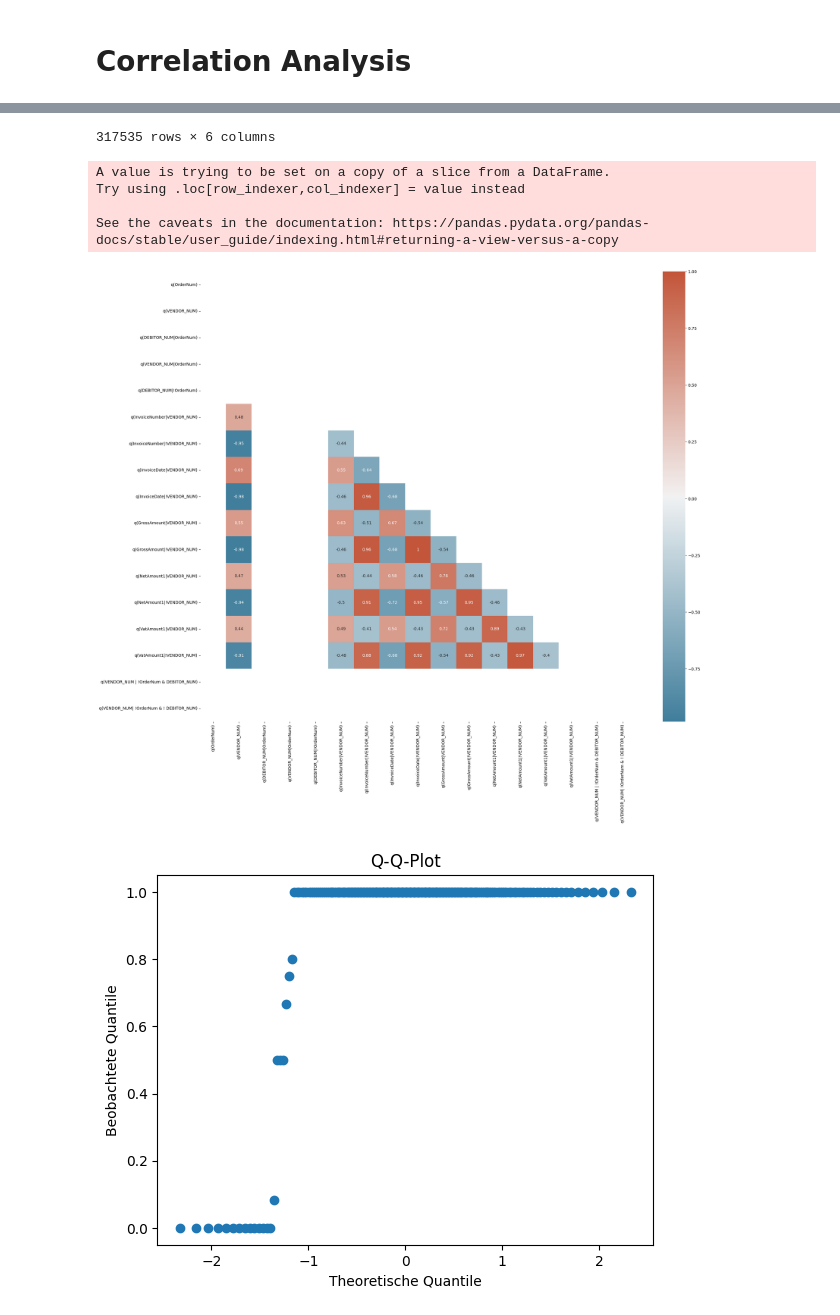
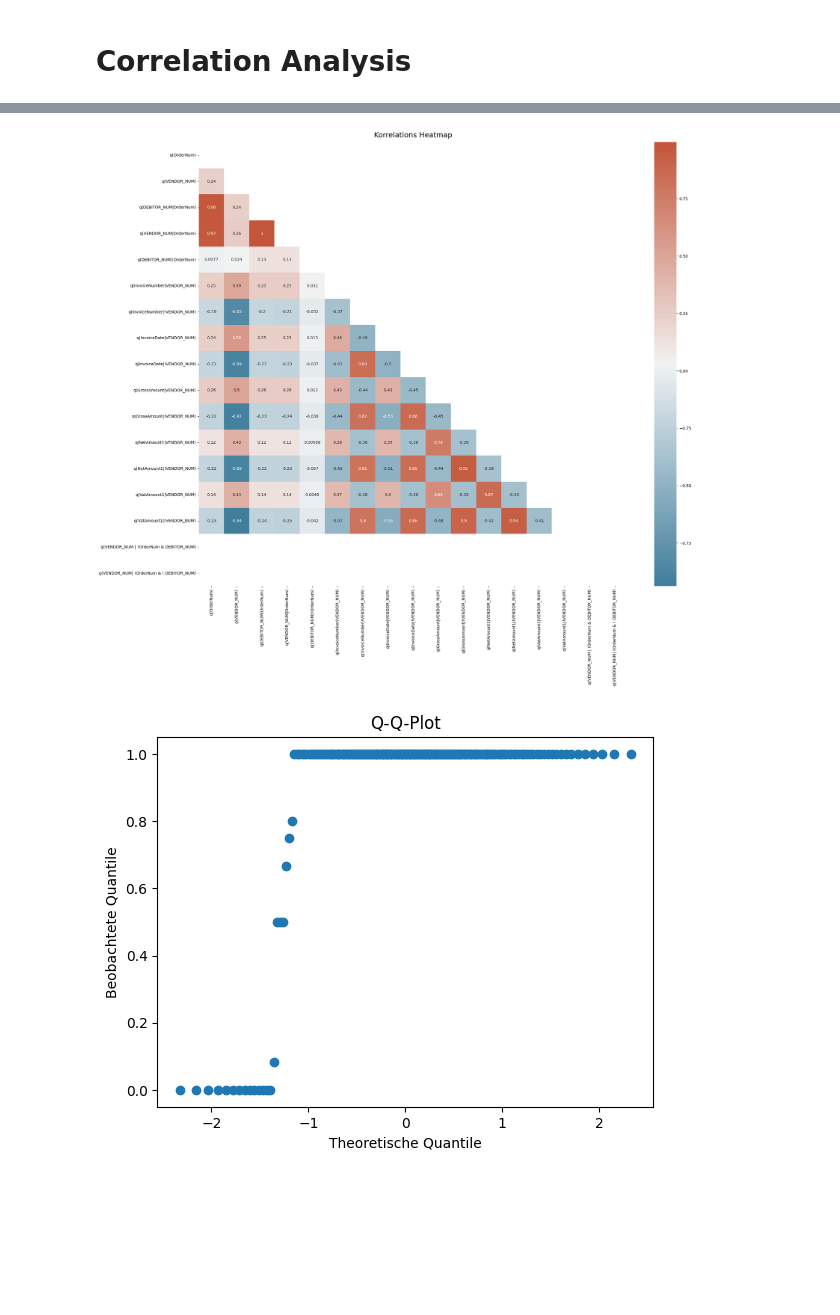
Before and after one commit to FusionShareeza/Masterarbeit, a Jupyter notebook: sqlconnector.ipynb, the cells around one changed output, grey strips where cells are left out. Saved outputs shown, nothing was run; the diff lists cells and outputs as text; code cells hidden in the pictures; blank space fills up the shorter version.

```diff
--- a/sqlconnector.ipynb
+++ b/sqlconnector.ipynb
@@ -173,7 +173,7 @@ check_if_entry_is_there("2023-07-13 11:32:50",  "ValueLieferant", 0.9123)
 # %% [markdown]
 # Connect to Database and get Data
 # %%
-tenant = '0009a5'
+tenant = '0006in'
 # %%
 def connect_to_db(connection_string,
                     database,
@@ -806,7 +810,7 @@ def sort_numbers_by_position(df, sollwerte_transposed ,col_name, threshold):
 
     return sorted_numbers, threshold_numbers
 # %%
-startdate = "'2023-03-01 09:44:23.030'"
+startdate = "'2023-07-01 09:44:23.030'"
 enddate = "'2023-07-16 13:28:20.000'"
 
 df_table_cclogattributes = get_table_data_CCLOG('CCLogAttributes', connect_to_db_better(connection_string= 'classconprocessingger.database.windows.net', database = 'T_'+tenant+'')
@@ -1550,13 +1574,12 @@ Length: 11211, dtype: float64
 | Delta | 0.023356 | 0.060752 | 0.312729 | 0.015534 | 1.000000 | 0.903984 |
 | Type | 0.025788 | 0.064357 | 0.297441 | 0.000471 | 0.903984 | 1.000000 |
 # %%
-result = pd.concat(dc_all_results_df_vendor_complete["MFW"], axis=0)
-#display(result['q(VENDOR_NUM)'])
+result = pd.concat(dc_all_results_df_vendor_complete["V001"], axis=0)
 result.fillna(0, inplace=True)
 inf_indices = np.isinf(result)
 result = result[~inf_indices]
-result2 = pd.concat(dc_sorted_df_vendor_complete["MFW"], axis=0)
-result2.fillna(0, inplace=True)
+# result2 = pd.concat(dc_sorted_df_vendor_complete["MFW"], axis=0)
+# result2.fillna(0, inplace=True)
 # inf_indices = np.isinf(result2)
 # result2 = result2[~inf_indices]
 # %%
@@ -1571,35 +1594,31 @@ df_table_cclogattributes = df_table_cclogattributes.replace('\n',' ', regex=True
 df_table_cclogattributes = df_table_cclogattributes.replace('\r',' ', regex=True)
 df_table_cclogattributes.to_csv('./data/cclogattributes_T_'+tenant+'_reduced.csv', index=False, header= True, encoding='utf-8')
 # %%
-import scipy.stats
-abc = df_table_cclogattributes.drop(['LogTime'], axis=1)
-abc.fillna(0, inplace=True)
-# inf_indices = np.isinf(abc)
-# abc = abc[~inf_indices]
-abc.replace([np.inf, -np.inf], np.nan, inplace=True)
-abc.dropna(axis=0, how="all", inplace=True)
+# import scipy.stats
+# abc = df_table_cclogattributes.drop(['LogTime'], axis=1)
+# abc.fillna(0, inplace=True)
+# # inf_indices = np.isinf(abc)
+# # abc = abc[~inf_indices]
+# abc.replace([np.inf, -np.inf], np.nan, inplace=True)
+# abc.dropna(axis=0, how="all", inplace=True)
 
-display(abc)
+# display(abc)
 
-selected_values = ['DocumentType','DEBITOR_NUM','NAME','STR','ZIP','CITY','COUNTRY','VENDOR_NUM','VENDOR_NAME','VENDOR_STR','VENDOR_CITY','VENDOR_ZIP_CODE','VENDOR_IBAN','VENDOR_VAT_REGISTRATION_ID','InvoiceNumber','InvoiceDate','PerformanceDate','BookingDate','GrossAmountCurrency','GrossAmount','NetAmount1','VatRate1','VatAmount1','NetAmount2','VatRate2','VatAmount2','AdditionalCosts','ImpersonalAccount','CostCenter']
-#get_data_values2(abc)
-subset = result2[result2['Attribute_Name'].isin(selected_values)]
-subset['Attribute_Name'] = pd.Categorical(subset['Attribute_Name'], categories=selected_values, ordered=True)
-grouped2 = subset.pivot_table(index='DocumentID', columns='Attribute_Name', values='Delta')
+# selected_values = ['DocumentType','DEBITOR_NUM','NAME','STR','ZIP','CITY','COUNTRY','VENDOR_NUM','VENDOR_NAME','VENDOR_STR','VENDOR_CITY','VENDOR_ZIP_CODE','VENDOR_IBAN','VENDOR_VAT_REGISTRATION_ID','InvoiceNumber','InvoiceDate','PerformanceDate','BookingDate','GrossAmountCurrency','GrossAmount','NetAmount1','VatRate1','VatAmount1','NetAmount2','VatRate2','VatAmount2','AdditionalCosts','ImpersonalAccount','CostCenter']
+# #get_data_values2(abc)
+# subset = result2[result2['Attribute_Name'].isin(selected_values)]
+# subset['Attribute_Name'] = pd.Categorical(subset['Attribute_Name'], categories=selected_values, ordered=True)
+# grouped2 = subset.pivot_table(index='DocumentID', columns='Attribute_Name', values='Delta')
 
 correlation_matrix = result.corr(method='kendall')
-
-# spasodfi, asfdsadf = scipy.stats.spearmanr(result['q(VENDOR_NUM)'], result['q(NetAmount1|VENDOR_NUM)'])
-# print(spasodfi, asfdsadf)
 f, ax = plt.subplots(figsize=(24, 20))
 
 mask = np.triu(np.ones_like(correlation_matrix, dtype=bool))
-
 
 cmap = sns.diverging_palette(230, 20, as_cmap=True)
 
 
 ax = sns.heatmap(correlation_matrix, annot=True, mask = mask, cmap=cmap)
-
-ax.figure.savefig("data/correlation/dvelop.png")
+ax.set_title('Korrelations Heatmap', fontdict={'fontsize':18}, pad=12)
+ax.figure.savefig("data/correlation/vitro.png", bbox_inches="tight")
 # %% [output]
@@ -1618,9 +1625,4 @@ ax.figure.savefig("data/correlation/dvelop.png")
-317535 rows × 6 columns
-A value is trying to be set on a copy of a slice from a DataFrame.
-Try using .loc[row_indexer,col_indexer] = value instead
-
-See the caveats in the documentation: https://pandas.pydata.org/pandas-docs/stable/user_guide/indexing.html#returning-a-view-versus-a-copy
-[figure, old version]
+[figure, new version]
 # %%
 
 import numpy as np
```
Also changed, not shown: parts of 10 cells of this notebook, 1 other file.
